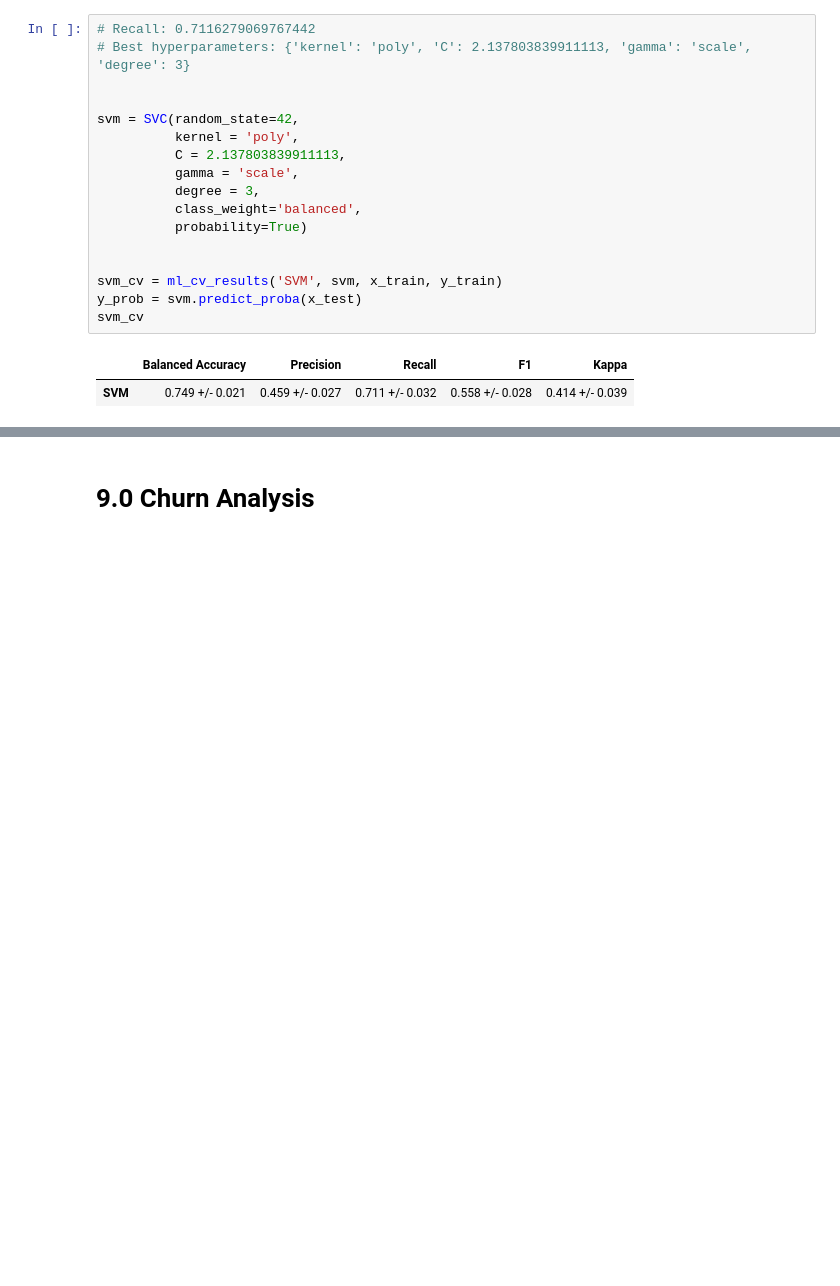
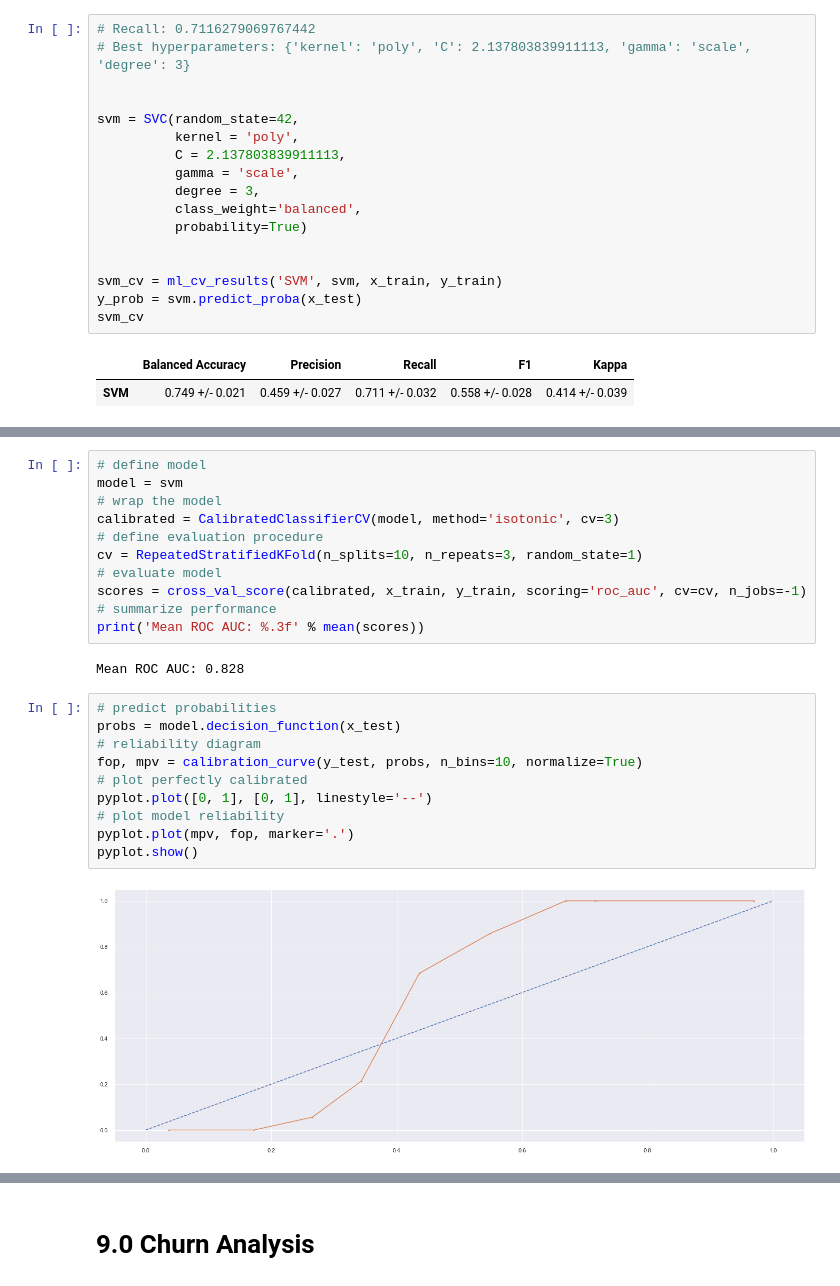
Before and after one commit to brunoschirmer/churn_prediction, a Jupyter notebook: notebooks/C4.ipynb, the cells around one changed output, grey strips where cells are left out. Saved outputs shown, nothing was run; the diff lists cells and outputs as text; blank space fills up the shorter version.

```diff
--- a/notebooks/C4.ipynb
+++ b/notebooks/C4.ipynb
@@ -732,0 +749,25 @@ svm_cv
+# %%
+# define model
+model = svm
+# wrap the model
+calibrated = CalibratedClassifierCV(model, method='isotonic', cv=3)
+# define evaluation procedure
+cv = RepeatedStratifiedKFold(n_splits=10, n_repeats=3, random_state=1)
+# evaluate model
+scores = cross_val_score(calibrated, x_train, y_train, scoring='roc_auc', cv=cv, n_jobs=-1)
+# summarize performance
+print('Mean ROC AUC: %.3f' % mean(scores))
+# %% [output]
+Mean ROC AUC: 0.828
+# %%
+# predict probabilities
+probs = model.decision_function(x_test)
+# reliability diagram
+fop, mpv = calibration_curve(y_test, probs, n_bins=10, normalize=True)
+# plot perfectly calibrated
+pyplot.plot([0, 1], [0, 1], linestyle='--')
+# plot model reliability
+pyplot.plot(mpv, fop, marker='.')
+pyplot.show()
+# %% [output]
+[figure, added]
```
Also changed, not shown: parts of 21 cells of this notebook, 14 other files.
